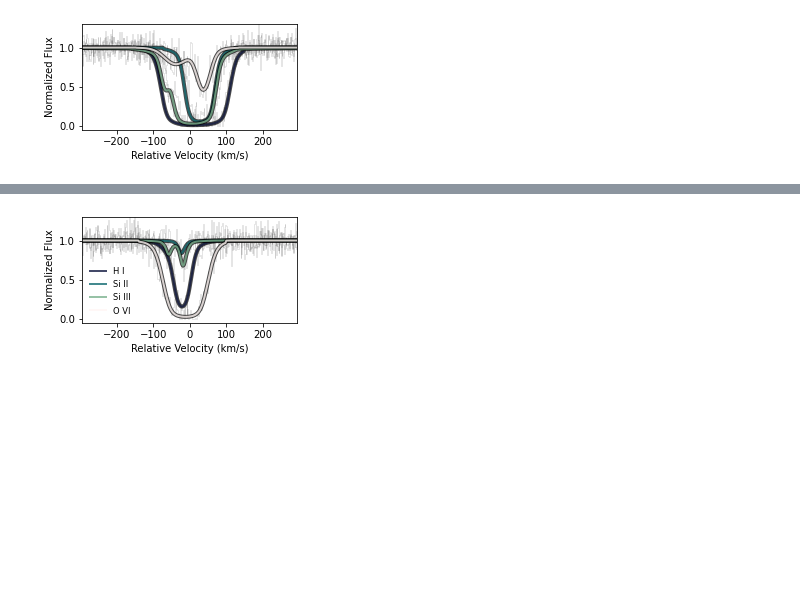
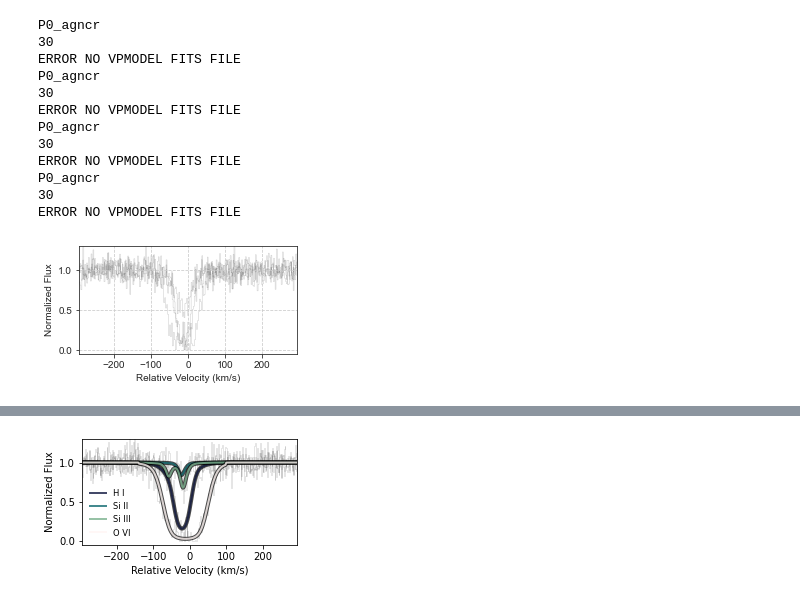
Before and after one commit to ibutsky/synthetic_spectra, a Jupyter notebook: scripts/plotting/velocity.ipynb, the cells around one changed output, grey strips where cells are left out. Cells and saved outputs as stored; diff of their text form; code cells hidden in the pictures; blank space fills up the shorter version.

Commit message:
generated new spectra; starting to make multipanel plots

```diff
--- a/scripts/plotting/velocity.ipynb
+++ b/scripts/plotting/velocity.ipynb
@@ -15,45 +15,58 @@ import spectrum_analysis_tools as spa
 
 import seaborn as sns
 import palettable
-#sns.set_style("ticks",{'axes.grid': True, "ytick.major.size": 0.1,
-#                "ytick.minor.size": 0.05,
-#                'grid.linestyle': '--'
-#            })
+sns.set_style("ticks",{'axes.grid': True, "ytick.major.size": 0.1,
+                "ytick.minor.size": 0.05, 'grid.linestyle': '--' })
 # %%
 pal = palettable.cmocean.sequential.Tempo_4_r.mpl_colors
 
 ion_list = ['H I', 'Si II', 'Si III', 'O VI']
 color_list = ['tan', 'purple', 'cornflowerblue', 'orange']
-color_list = pal
+#color_list = pal
 
 sim_name= "P0_agncr"
 data_loc = '../../data/analyzed_spectra'
+data_loc = '../../data/unanalyzed_spectra'
 
-sightline = 36
-spec_path = '%s/COS-FUV_%s_z0.25_%i'%(data_loc, sim_name, sightline)
+sightline = 30
+spec_path = '%s/COS-FUV_%s_z0.25_%04d'%(data_loc, sim_name, sightline)
 spec = os.path.basename(spec_path)
+
 
 plot_name = '../../plots/velocity/%s.png'%(spec)
 fig, ax = plt.subplots(nrows=1, ncols=1, figsize=(3.8, 2.2))
 
 for ion, color in zip(ion_list, color_list):
-    vv, flux, vvfit, fluxfit,  wl, wlfit, w0 = spa.load_velocity_data(ion, spec)
+    vv, flux, vvfit, fluxfit,  wl, wlfit, w0 = spa.load_velocity_data(ion, spec,
+                                        unanalyzed = True, work_dir = data_loc)
     new_v = np.ravel(np.column_stack((vv, vv)))
     new_f = np.ravel(np.column_stack((flux, flux)))
     ax.plot(new_v[1:], new_f[:-1], color = 'black',linewidth = 0.5, alpha = 0.2, zorder = 0)
     if os.path.isfile('%s/FitInspection.fits'%(spec_path)):
         ax.plot(vvfit, fluxfit, color = 'black', linewidth = 4, alpha = 0.7)
         ax.plot(vvfit, fluxfit, color = color, label = ion, linewidth = 2, alpha = 0.8)
 
 ax.set_xlim(-295, 295)
 ax.set_ylim(-0.05, 1.3)
 ax.set_xlabel('Relative Velocity (km/s)')
 ax.set_ylabel('Normalized Flux')
 #ax.legend(frameon = False, fontsize = 'small')
 
 fig.tight_layout()
 
 #plt.show()
-plt.savefig("vel_cr.png", dpi = 300, transparent = True)
+#plt.savefig("vel_cr.png", dpi = 300, transparent = True)
 # %% [output]
+P0_agncr
+30
+ERROR NO VPMODEL FITS FILE
+P0_agncr
+30
+ERROR NO VPMODEL FITS FILE
+P0_agncr
+30
+ERROR NO VPMODEL FITS FILE
+P0_agncr
+30
+ERROR NO VPMODEL FITS FILE
-[figure, old version]
+[figure, new version]
```
Also changed, not shown: parts of 1 cell of this notebook, 6 other files.
